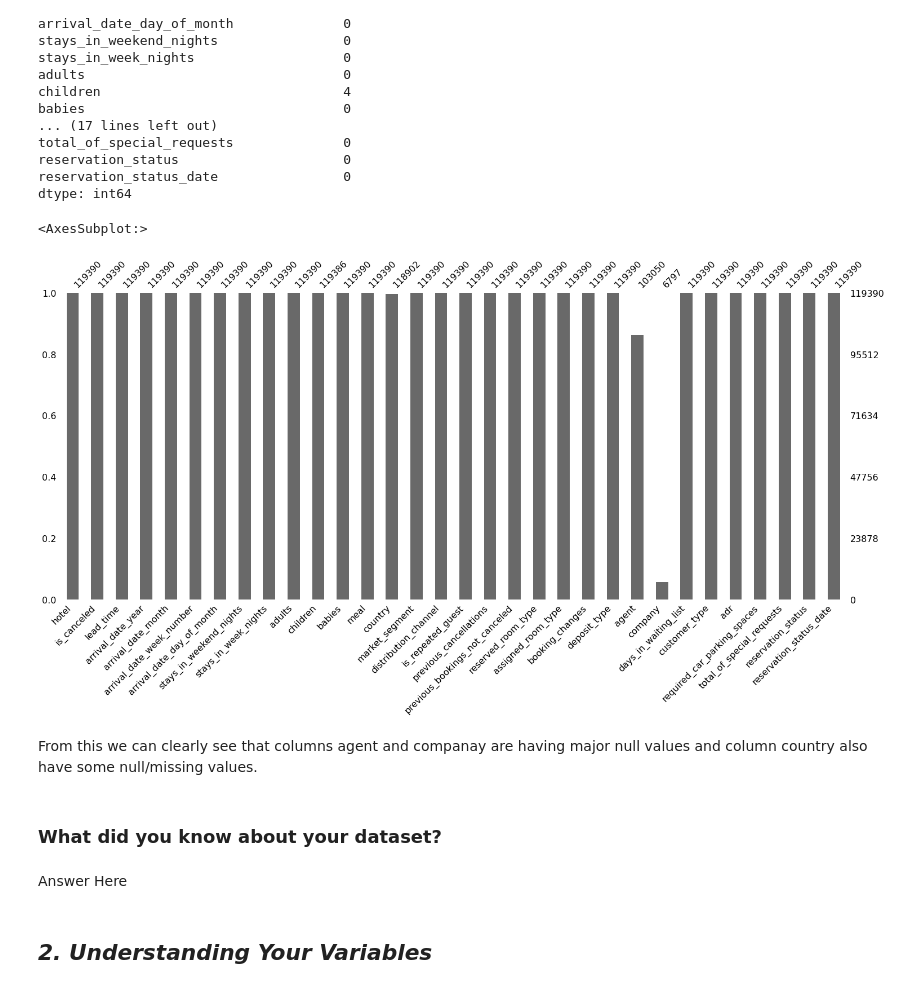
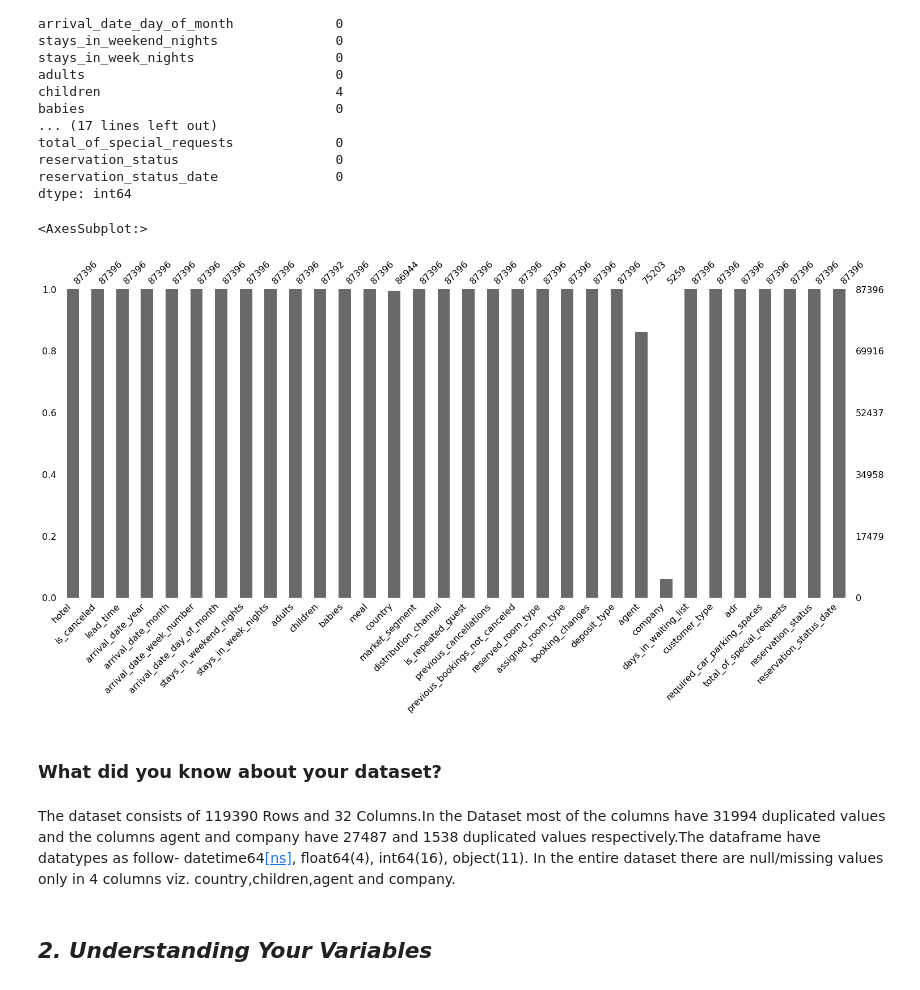
Before and after one commit to Jassibro/EDA-PROJECT, a Jupyter notebook: EDA_Hotel_Booking.ipynb, the cells around one changed output. Cells and saved outputs as stored; diff of their text form; code cells hidden in the pictures.

```diff
--- a/EDA_Hotel_Booking.ipynb
+++ b/EDA_Hotel_Booking.ipynb
@@ -130,7 +131,8 @@ memory usage: 29.1+ MB
 #### Duplicate Values
 # %%
 # Dataset Duplicate Value Count
-df[df.duplicated()].count()
+df1=df.copy()
+df1[df1.duplicated()].count()
 # %% [output]
 hotel                             31994
 is_canceled                       31994
@@ -150,8 +152,8 @@ reservation_status                31994
 reservation_status_date           31994
 dtype: int64
 # %%
-df.drop_duplicates(inplace=True)
-df.shape
+df1.drop_duplicates(inplace=True)
+df1.shape
 # %% [output]
 (87396, 32)
 # %% [markdown]
@@ -181,11 +183,9 @@ dtype: int64
 # %%
 # Visualizing the missing values
 plt.plot(figsize=(200,100))
-msno.bar(df)
+msno.bar(df1)
 # %% [output]
 <AxesSubplot:>
-[figure, old version]
+[figure, new version]
-# %% [markdown]
-From this we can clearly see that columns agent and companay are having major null values and column country also have some null/missing values.
 # %%
 # Filling null vlaues with 0.
@@ -193,7 +193,7 @@ df.fillna(0,inplace=True)
 # %% [markdown]
 ### What did you know about your dataset?
-# %% [markdown]
-Answer Here
+# %% [markdown]
+The dataset consists of 119390 Rows and 32 Columns.In the Dataset most of the columns have 31994 duplicated values and the columns agent and company have 27487 and 1538 duplicated values respectively.The dataframe have datatypes as follow- datetime64[[ns]](1), float64(4), int64(16), object(11). In the entire dataset there are null/missing values only in 4 columns viz. country,children,agent and company.
 # %% [markdown]
 ## ***2. Understanding Your Variables***
 # %%
```
Also changed, not shown: parts of 26 cells of this notebook.
